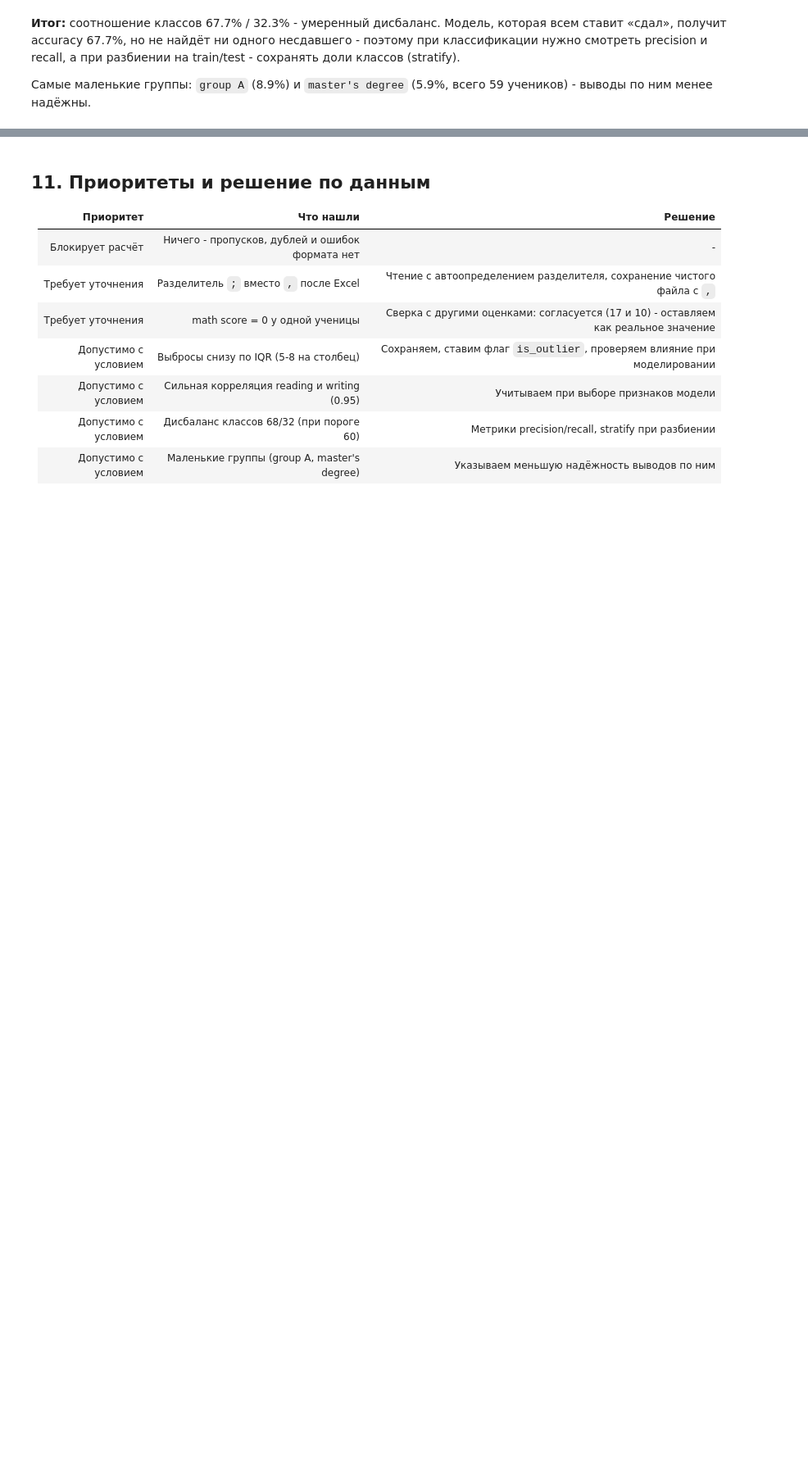
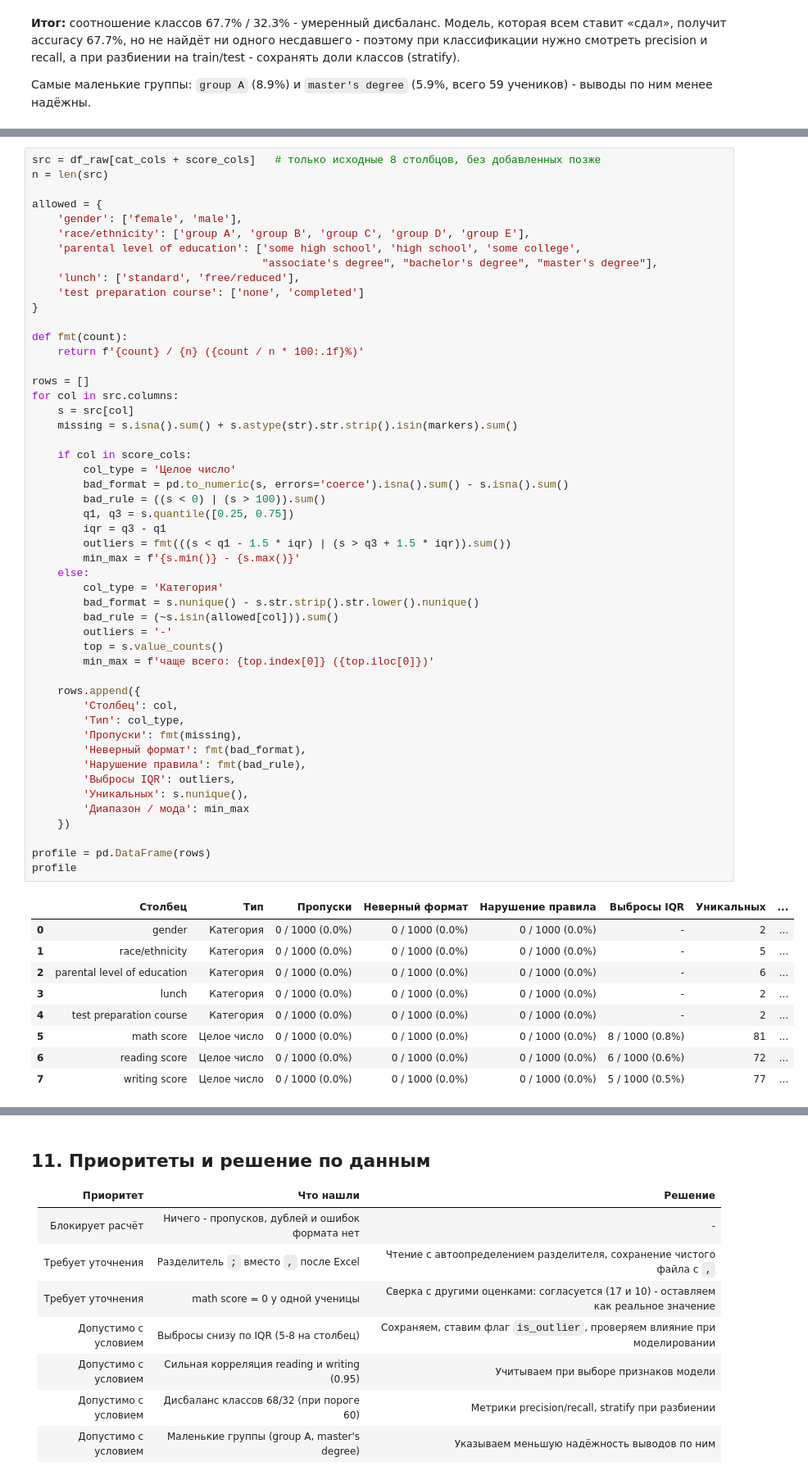
Before and after one commit to arsenijchekin-a11y/icp-students-performance, a Jupyter notebook: notebooks/stage2_audit.ipynb, the cells around one changed output, grey strips where cells are left out. Shown at 82% size. Saved outputs shown, nothing was run; the diff lists cells and outputs as text; blank space fills up the shorter version.

```diff
--- a/notebooks/stage2_audit.ipynb
+++ b/notebooks/stage2_audit.ipynb
@@ -399,0 +374,60 @@ profile
+# %%
+src = df_raw[cat_cols + score_cols]   # только исходные 8 столбцов, без добавленных позже
+n = len(src)
+
+allowed = {
+    'gender': ['female', 'male'],
+    'race/ethnicity': ['group A', 'group B', 'group C', 'group D', 'group E'],
+    'parental level of education': ['some high school', 'high school', 'some college',
+                                    "associate's degree", "bachelor's degree", "master's degree"],
+    'lunch': ['standard', 'free/reduced'],
+    'test preparation course': ['none', 'completed']
+}
+
+def fmt(count):
+    return f'{count} / {n} ({count / n * 100:.1f}%)'
+
+rows = []
+for col in src.columns:
+    s = src[col]
+    missing = s.isna().sum() + s.astype(str).str.strip().isin(markers).sum()
+
+    if col in score_cols:
+        col_type = 'Целое число'
+        bad_format = pd.to_numeric(s, errors='coerce').isna().sum() - s.isna().sum()
+        bad_rule = ((s < 0) | (s > 100)).sum()
+        q1, q3 = s.quantile([0.25, 0.75])
+        iqr = q3 - q1
+        outliers = fmt(((s < q1 - 1.5 * iqr) | (s > q3 + 1.5 * iqr)).sum())
+        min_max = f'{s.min()} - {s.max()}'
+    else:
+        col_type = 'Категория'
+        bad_format = s.nunique() - s.str.strip().str.lower().nunique()
+        bad_rule = (~s.isin(allowed[col])).sum()
+        outliers = '-'
+        top = s.value_counts()
+        min_max = f'чаще всего: {top.index[0]} ({top.iloc[0]})'
+
+    rows.append({
+        'Столбец': col,
+        'Тип': col_type,
+        'Пропуски': fmt(missing),
+        'Неверный формат': fmt(bad_format),
+        'Нарушение правила': fmt(bad_rule),
+        'Выбросы IQR': outliers,
+        'Уникальных': s.nunique(),
+        'Диапазон / мода': min_max
+    })
+
+profile = pd.DataFrame(rows)
+profile
+# %% [output]
+|  | Столбец | Тип | Пропуски | Неверный формат | Нарушение правила | Выбросы IQR | Уникальных | ... |
+| 0 | gender | Категория | 0 / 1000 (0.0%) | 0 / 1000 (0.0%) | 0 / 1000 (0.0%) | - | 2 | ... |
+| 1 | race/ethnicity | Категория | 0 / 1000 (0.0%) | 0 / 1000 (0.0%) | 0 / 1000 (0.0%) | - | 5 | ... |
+| 2 | parental level of education | Категория | 0 / 1000 (0.0%) | 0 / 1000 (0.0%) | 0 / 1000 (0.0%) | - | 6 | ... |
+| 3 | lunch | Категория | 0 / 1000 (0.0%) | 0 / 1000 (0.0%) | 0 / 1000 (0.0%) | - | 2 | ... |
+| 4 | test preparation course | Категория | 0 / 1000 (0.0%) | 0 / 1000 (0.0%) | 0 / 1000 (0.0%) | - | 2 | ... |
+| 5 | math score | Целое число | 0 / 1000 (0.0%) | 0 / 1000 (0.0%) | 0 / 1000 (0.0%) | 8 / 1000 (0.8%) | 81 | ... |
+| 6 | reading score | Целое число | 0 / 1000 (0.0%) | 0 / 1000 (0.0%) | 0 / 1000 (0.0%) | 6 / 1000 (0.6%) | 72 | ... |
+| 7 | writing score | Целое число | 0 / 1000 (0.0%) | 0 / 1000 (0.0%) | 0 / 1000 (0.0%) | 5 / 1000 (0.5%) | 77 | ... |
```
Also changed, not shown: parts of 6 cells of this notebook, 1 other file.
